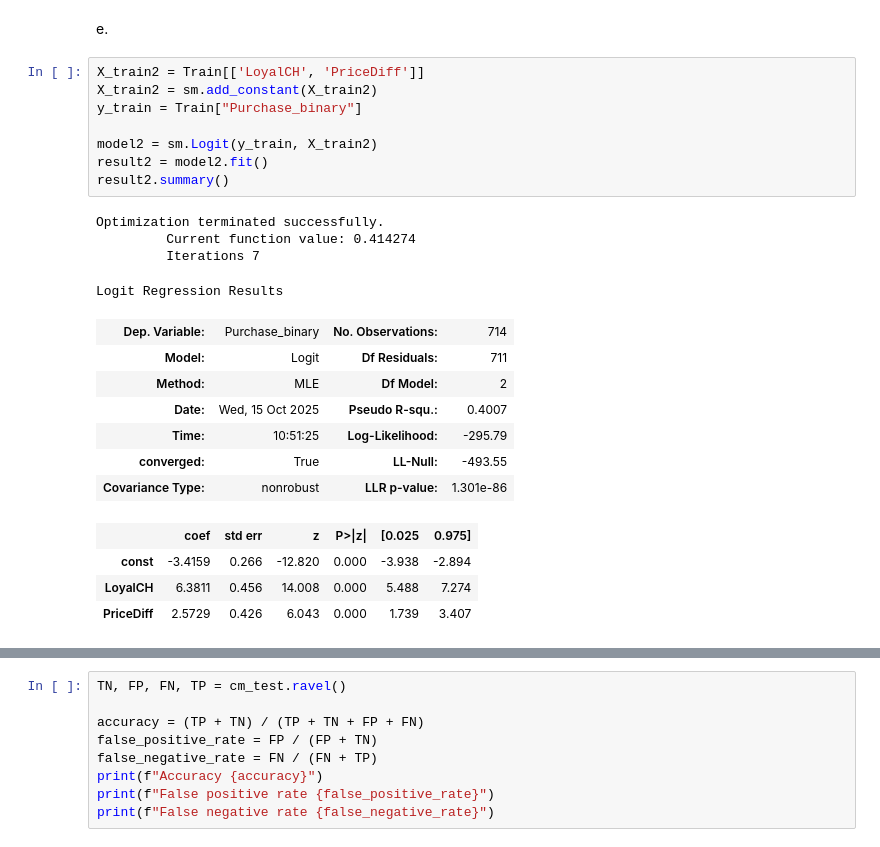
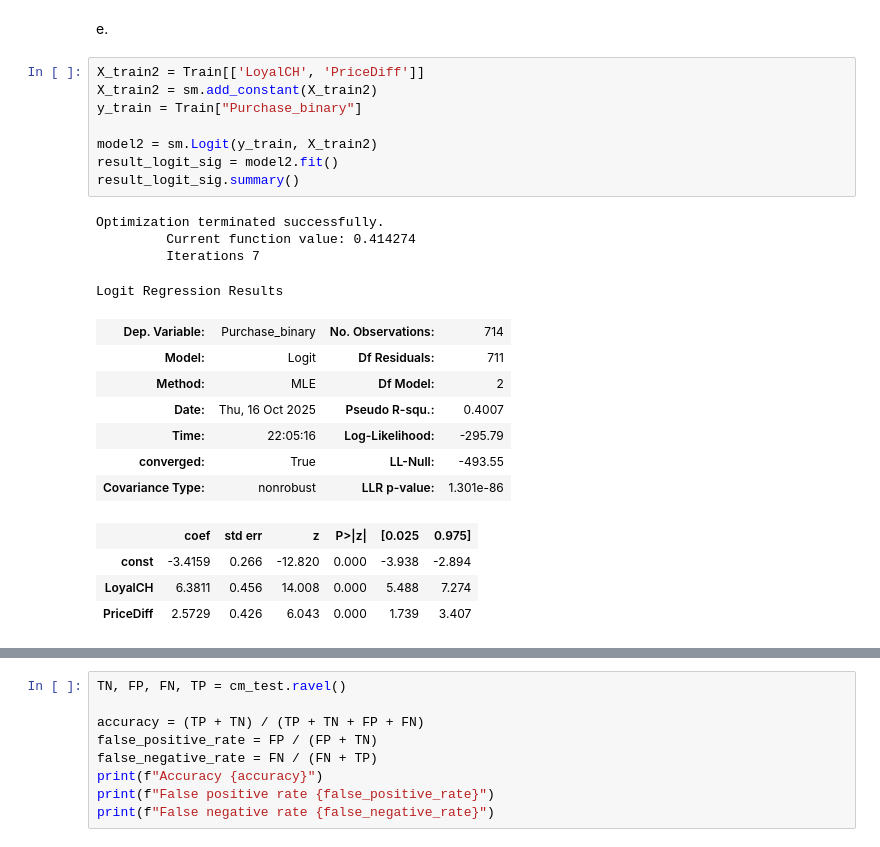
Before and after one commit to katesnow1/code_2600, a Jupyter notebook: homework3.ipynb, the cells around one changed output, grey strips where cells are left out. Cells and saved outputs as stored; diff of their text form.

```diff
--- a/homework3.ipynb
+++ b/homework3.ipynb
@@ -154,21 +158,21 @@ e.
 # %%
 X_train2 = Train[['LoyalCH', 'PriceDiff']]
 X_train2 = sm.add_constant(X_train2)
 y_train = Train["Purchase_binary"]
 
 model2 = sm.Logit(y_train, X_train2)
-result2 = model2.fit()
-result2.summary()
+result_logit_sig = model2.fit()
+result_logit_sig.summary()
 # %% [output]
 Optimization terminated successfully.
          Current function value: 0.414274
          Iterations 7
 Logit Regression Results
 | Dep. Variable: | Purchase_binary | No. Observations: | 714 |
 | Model: | Logit | Df Residuals: | 711 |
 | Method: | MLE | Df Model: | 2 |
-| Date: | Wed, 15 Oct 2025 | Pseudo R-squ.: | 0.4007 |
-| Time: | 10:51:25 | Log-Likelihood: | -295.79 |
+| Date: | Thu, 16 Oct 2025 | Pseudo R-squ.: | 0.4007 |
+| Time: | 22:05:16 | Log-Likelihood: | -295.79 |
 | converged: | True | LL-Null: | -493.55 |
 | Covariance Type: | nonrobust | LLR p-value: | 1.301e-86 |
 |  | coef | std err | z | P>|z| | [0.025 | 0.975] |
```
Also changed, not shown: parts of 32 cells of this notebook.
